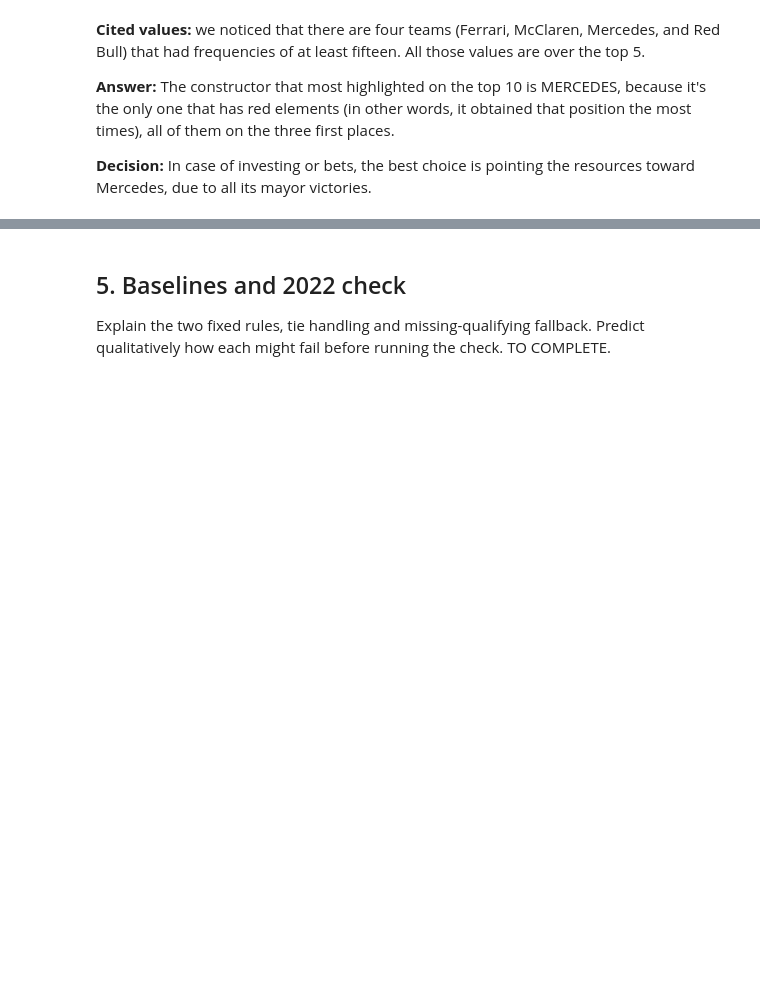
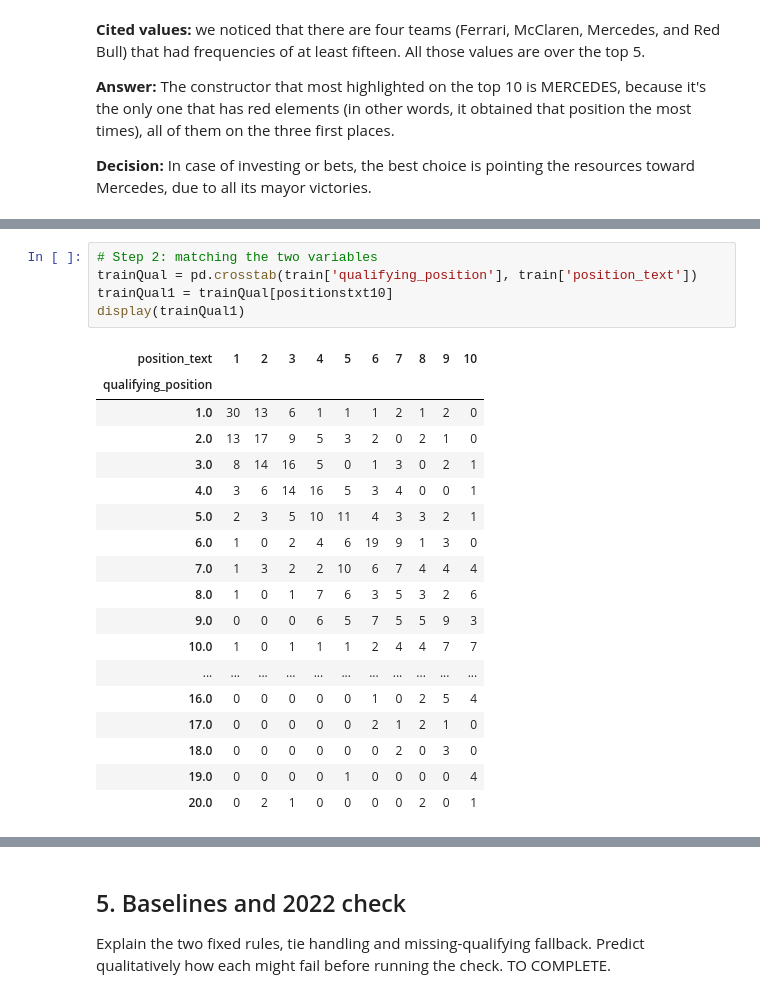
Before and after one commit to skypeceo/Lab_01_IA_Workshop, a Jupyter notebook: labs/lab_01/Lab01_EDA_Baselines_Student_v1.ipynb, the cells around one changed output, grey strips where cells are left out. Drawn from its saved outputs; the diff is of its cells as text; blank space fills up the shorter version.

```diff
--- a/labs/lab_01/Lab01_EDA_Baselines_Student_v1.ipynb
+++ b/labs/lab_01/Lab01_EDA_Baselines_Student_v1.ipynb
@@ -249,0 +303,24 @@ Use train only. Add a table/graph, cite observed values, interpret and state a d
+# %%
+# Step 2: matching the two variables
+trainQual = pd.crosstab(train['qualifying_position'], train['position_text'])
+trainQual1 = trainQual[positionstxt10]
+display(trainQual1)
+# %% [output]
+| position_text | 1 | 2 | 3 | 4 | 5 | 6 | 7 | 8 | 9 | 10 |
+| qualifying_position |  |  |  |  |  |  |  |  |  |  |
+| 1.0 | 30 | 13 | 6 | 1 | 1 | 1 | 2 | 1 | 2 | 0 |
+| 2.0 | 13 | 17 | 9 | 5 | 3 | 2 | 0 | 2 | 1 | 0 |
+| 3.0 | 8 | 14 | 16 | 5 | 0 | 1 | 3 | 0 | 2 | 1 |
+| 4.0 | 3 | 6 | 14 | 16 | 5 | 3 | 4 | 0 | 0 | 1 |
+| 5.0 | 2 | 3 | 5 | 10 | 11 | 4 | 3 | 3 | 2 | 1 |
+| 6.0 | 1 | 0 | 2 | 4 | 6 | 19 | 9 | 1 | 3 | 0 |
+| 7.0 | 1 | 3 | 2 | 2 | 10 | 6 | 7 | 4 | 4 | 4 |
+| 8.0 | 1 | 0 | 1 | 7 | 6 | 3 | 5 | 3 | 2 | 6 |
+| 9.0 | 0 | 0 | 0 | 6 | 5 | 7 | 5 | 5 | 9 | 3 |
+| 10.0 | 1 | 0 | 1 | 1 | 1 | 2 | 4 | 4 | 7 | 7 |
+| ... | ... | ... | ... | ... | ... | ... | ... | ... | ... | ... |
+| 16.0 | 0 | 0 | 0 | 0 | 0 | 1 | 0 | 2 | 5 | 4 |
+| 17.0 | 0 | 0 | 0 | 0 | 0 | 2 | 1 | 2 | 1 | 0 |
+| 18.0 | 0 | 0 | 0 | 0 | 0 | 0 | 2 | 0 | 3 | 0 |
+| 19.0 | 0 | 0 | 0 | 0 | 1 | 0 | 0 | 0 | 0 | 4 |
+| 20.0 | 0 | 2 | 1 | 0 | 0 | 0 | 0 | 2 | 0 | 1 |
```
Also changed, not shown: parts of 7 cells of this notebook.
